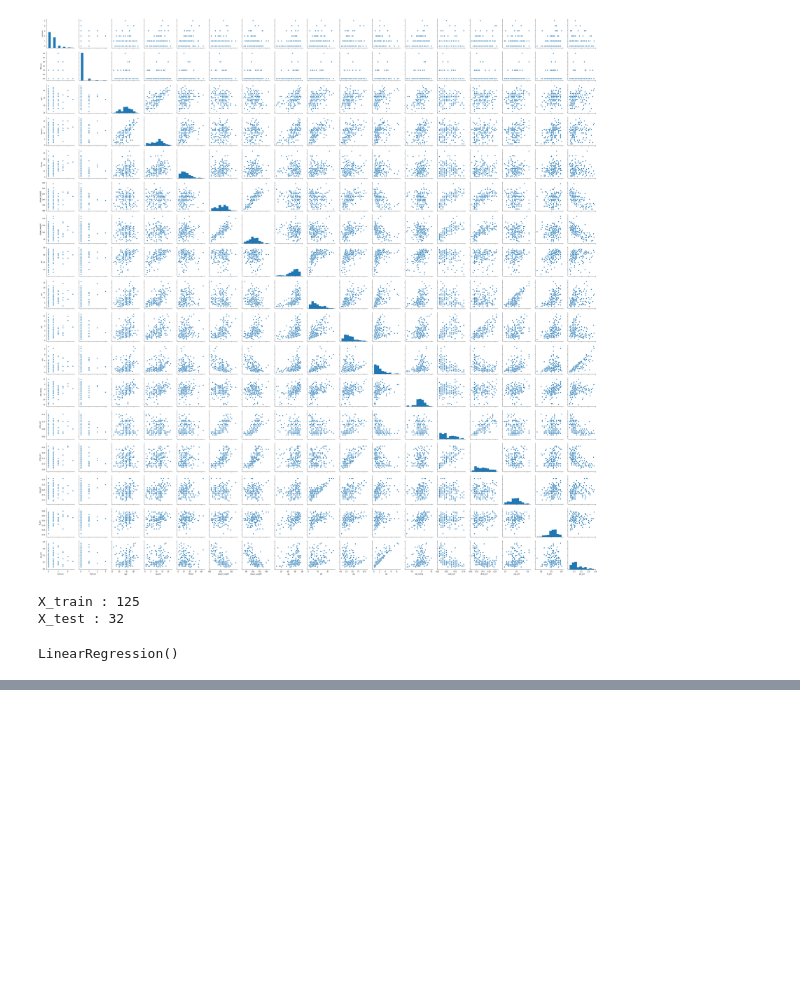
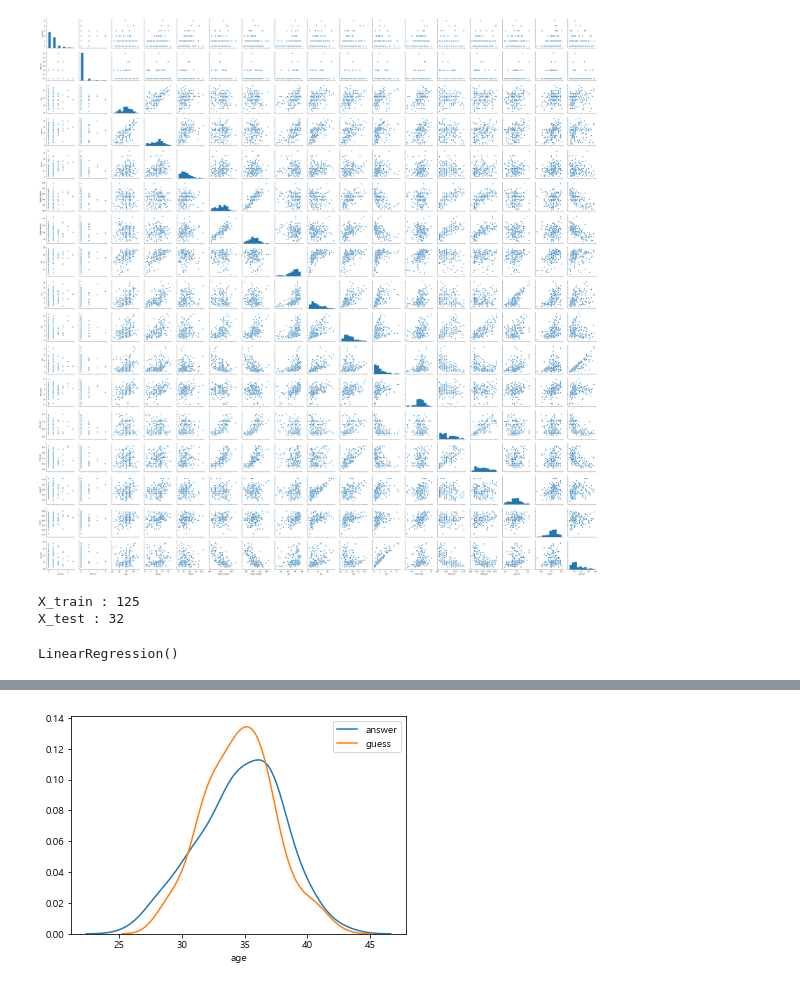
Before and after one commit to sc303030/NBA, a Jupyter notebook: nba_retirement_predict/three.ipynb, the cells around one changed output, grey strips where cells are left out. Cells and saved outputs as stored; diff of their text form; code cells hidden in the pictures; blank space fills up the shorter version.

```diff
--- a/nba_retirement_predict/three.ipynb
+++ b/nba_retirement_predict/three.ipynb
@@ -332,0 +331,6 @@ data_pre.head()
+# %%
+sns.distplot(y, hist=False, label='answer')
+sns.distplot(y_pred, hist=False, label='guess')
+plt.show()
+# %% [output]
+[figure, added]
```
Also changed, not shown: parts of 3 cells of this notebook, 2 other files.
